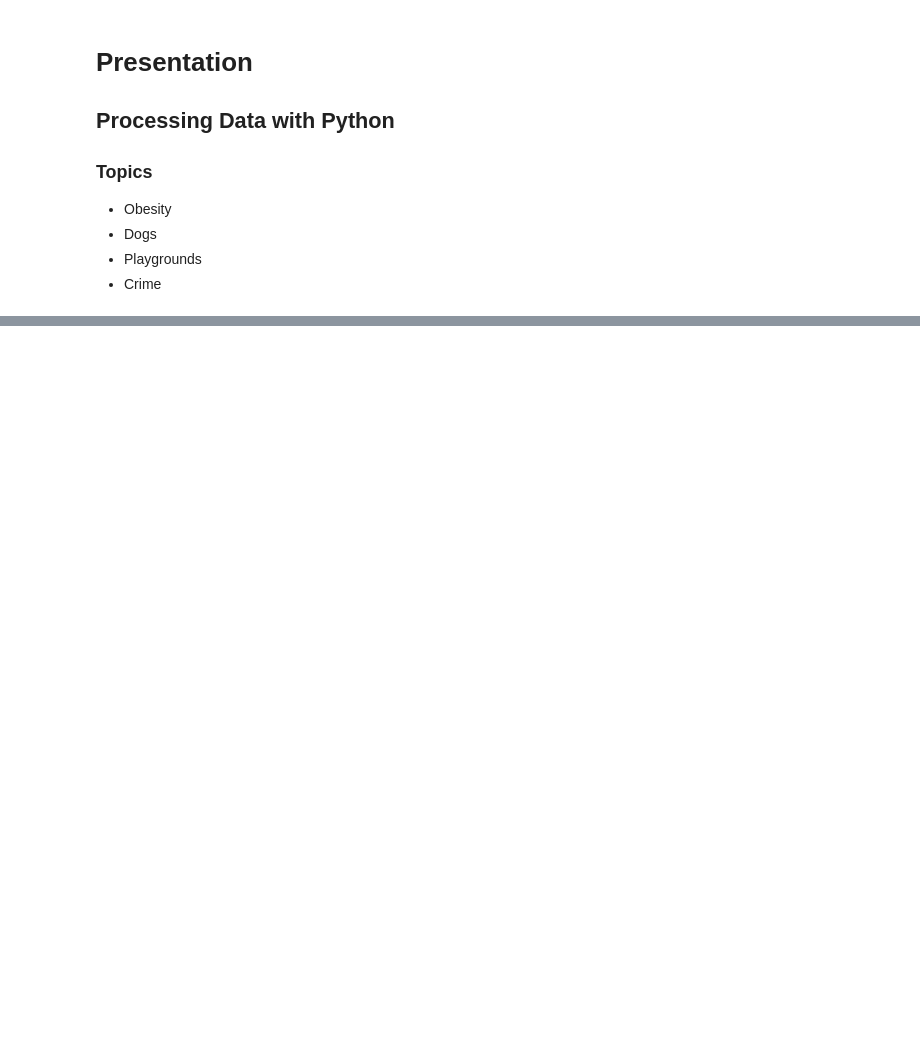
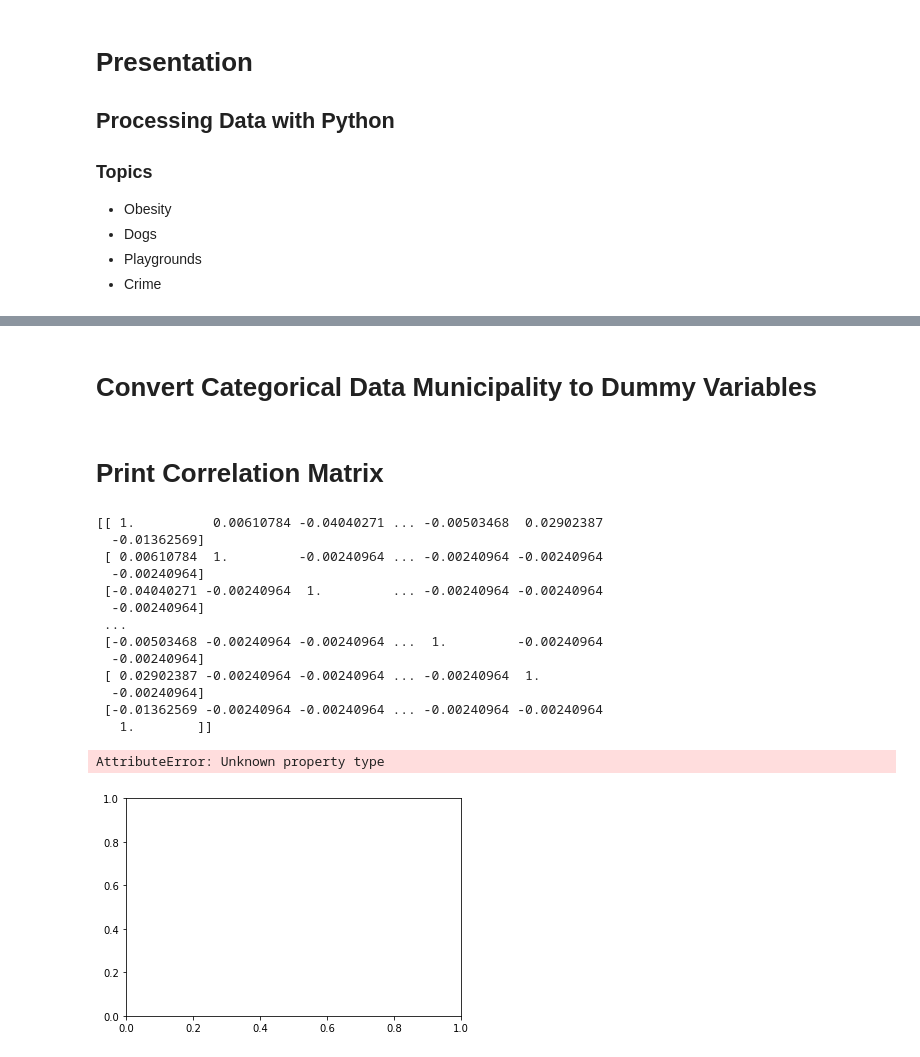
Before and after one commit to sethziemke/dogsburgh, a Jupyter notebook: Presentation.ipynb, the cells around one changed output, grey strips where cells are left out. Cells and saved outputs as stored; diff of their text form; code cells hidden in the pictures; blank space fills up the shorter version.

```diff
--- a/Presentation.ipynb
+++ b/Presentation.ipynb
@@ -37,0 +12,7 @@ Name: MUNICIPALITY, dtype: bool
+# %%
+import numpy as np
+import pandas as pd
+obesity_pandas = pd.read_csv('Obesity.csv')
+df = obesity_pandas[['City Neighborhood', '2006-2010 estimate of obesity']]
+df.info()
+df.sort_values(by=['City Neighborhood'])
@@ -37,0 +45,30 @@ Name: MUNICIPALITY, dtype: bool
+# %% [markdown]
+# Convert Categorical Data Municipality to Dummy Variables
+# %%
+df_dummies = pd.get_dummies(df['City Neighborhood'])
+del df_dummies[df_dummies.columns[-1]]
+df_new = pd.concat([df, df_dummies], axis=1)
+del df_new['City Neighborhood']
+# %%
+x = df_new.values
+# %% [markdown]
+# Print Correlation Matrix
+# %%
+correlation_matrix = np.corrcoef(x.T)
+print(correlation_matrix)
+# %% [output]
+[[ 1.          0.00610784 -0.04040271 ... -0.00503468  0.02902387
+  -0.01362569]
+ [ 0.00610784  1.         -0.00240964 ... -0.00240964 -0.00240964
+  -0.00240964]
+ [-0.04040271 -0.00240964  1.         ... -0.00240964 -0.00240964
+  -0.00240964]
+ ...
+ [-0.00503468 -0.00240964 -0.00240964 ...  1.         -0.00240964
+  -0.00240964]
+ [ 0.02902387 -0.00240964 -0.00240964 ... -0.00240964  1.
+  -0.00240964]
+ [-0.01362569 -0.00240964 -0.00240964 ... -0.00240964 -0.00240964
+   1.        ]]
+AttributeError: Unknown property type
+[figure, added]
```
Also changed, not shown: parts of 7 cells of this notebook.
